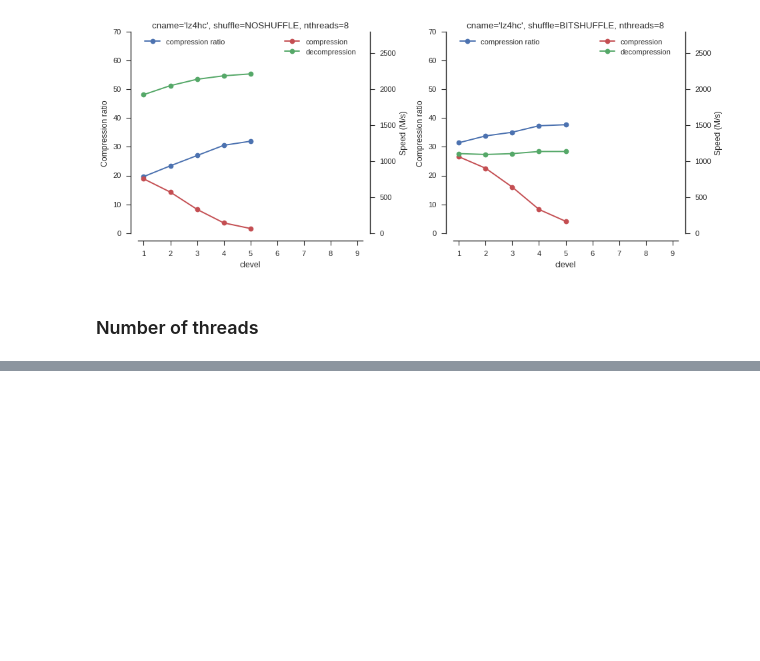
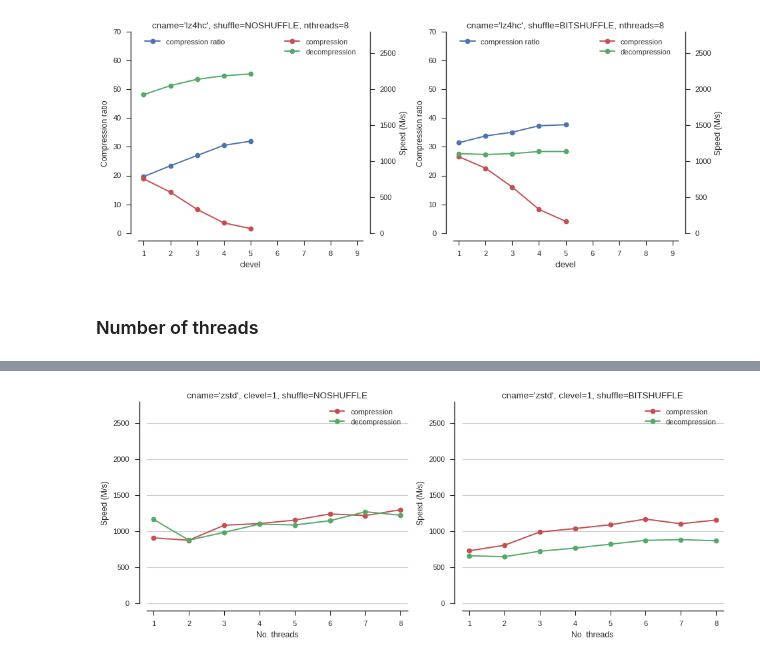
Before and after one commit to alimanfoo/alimanfoo.github.io, a Jupyter notebook: _posts/2016-09-21-genotype-compression-benchmark.ipynb, the cells around one changed output, grey strips where cells are left out. Saved outputs shown, nothing was run; the diff lists cells and outputs as text; code cells hidden in the pictures; blank space fills up the shorter version.

```diff
--- a/_posts/2016-09-21-genotype-compression-benchmark.ipynb
+++ b/_posts/2016-09-21-genotype-compression-benchmark.ipynb
@@ -476,0 +561,4 @@ fig_blosc_bench('lz4hc', 8, clevels=range(1, 6))
+# %%
+fig_blosc_bench_nthreads('zstd', 1)
+# %% [output]
+[figure, added]
```
Also changed, not shown: parts of 22 cells of this notebook, 10 other files.
